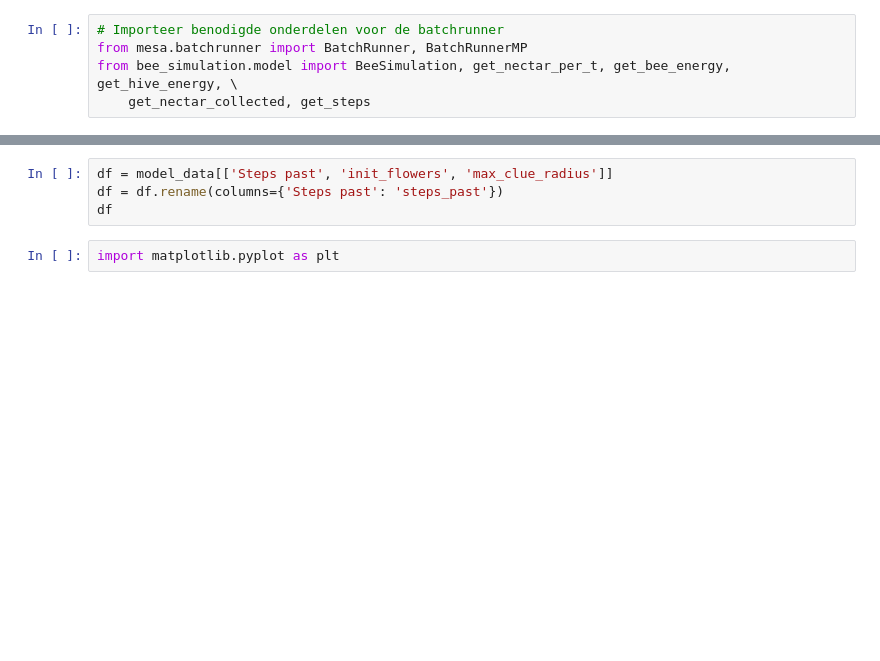
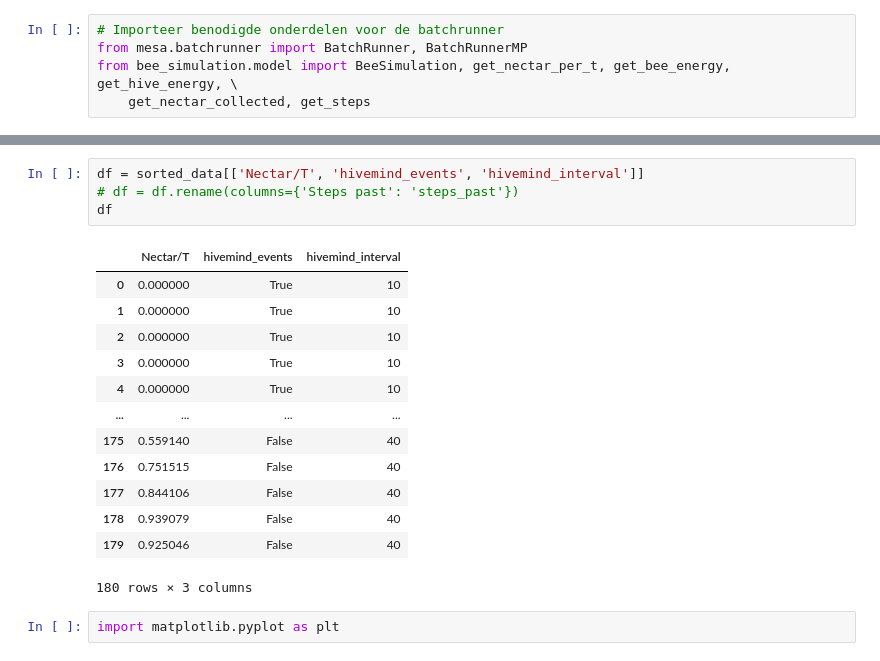
Before and after one commit to SwagLag/EcologicalPyramidChallenge, a Jupyter notebook: Dance of the bees Batchrunner Data.ipynb, the cells around one changed output, grey strips where cells are left out. Cells and saved outputs as stored; diff of their text form; blank space fills up the shorter version.

```diff
--- a/Dance of the bees Batchrunner Data.ipynb
+++ b/Dance of the bees Batchrunner Data.ipynb
@@ -94,7 +113,21 @@ ValueError: attempt to get argmax of an empty sequence
 # %%
-df = model_data[['Steps past', 'init_flowers', 'max_clue_radius']]
-df = df.rename(columns={'Steps past': 'steps_past'})
+df = sorted_data[['Nectar/T', 'hivemind_events', 'hivemind_interval']]
+# df = df.rename(columns={'Steps past': 'steps_past'})
 df
+# %% [output]
+|  | Nectar/T | hivemind_events | hivemind_interval |
+| 0 | 0.000000 | True | 10 |
+| 1 | 0.000000 | True | 10 |
+| 2 | 0.000000 | True | 10 |
+| 3 | 0.000000 | True | 10 |
+| 4 | 0.000000 | True | 10 |
+| ... | ... | ... | ... |
+| 175 | 0.559140 | False | 40 |
+| 176 | 0.751515 | False | 40 |
+| 177 | 0.844106 | False | 40 |
+| 178 | 0.939079 | False | 40 |
+| 179 | 0.925046 | False | 40 |
+180 rows × 3 columns
 # %%
 import matplotlib.pyplot as plt
 # %%
```
Also changed, not shown: parts of 4 cells of this notebook.
